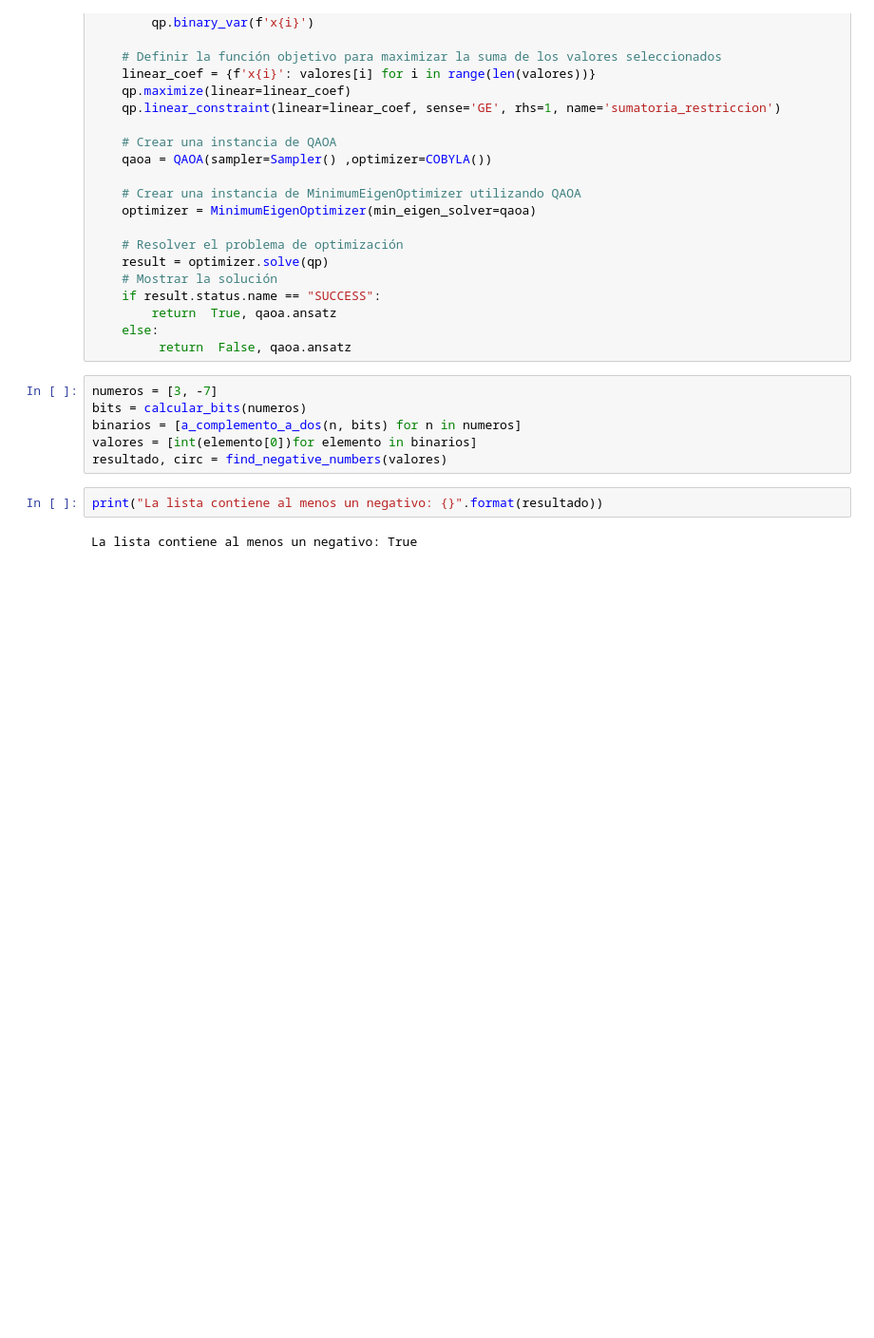
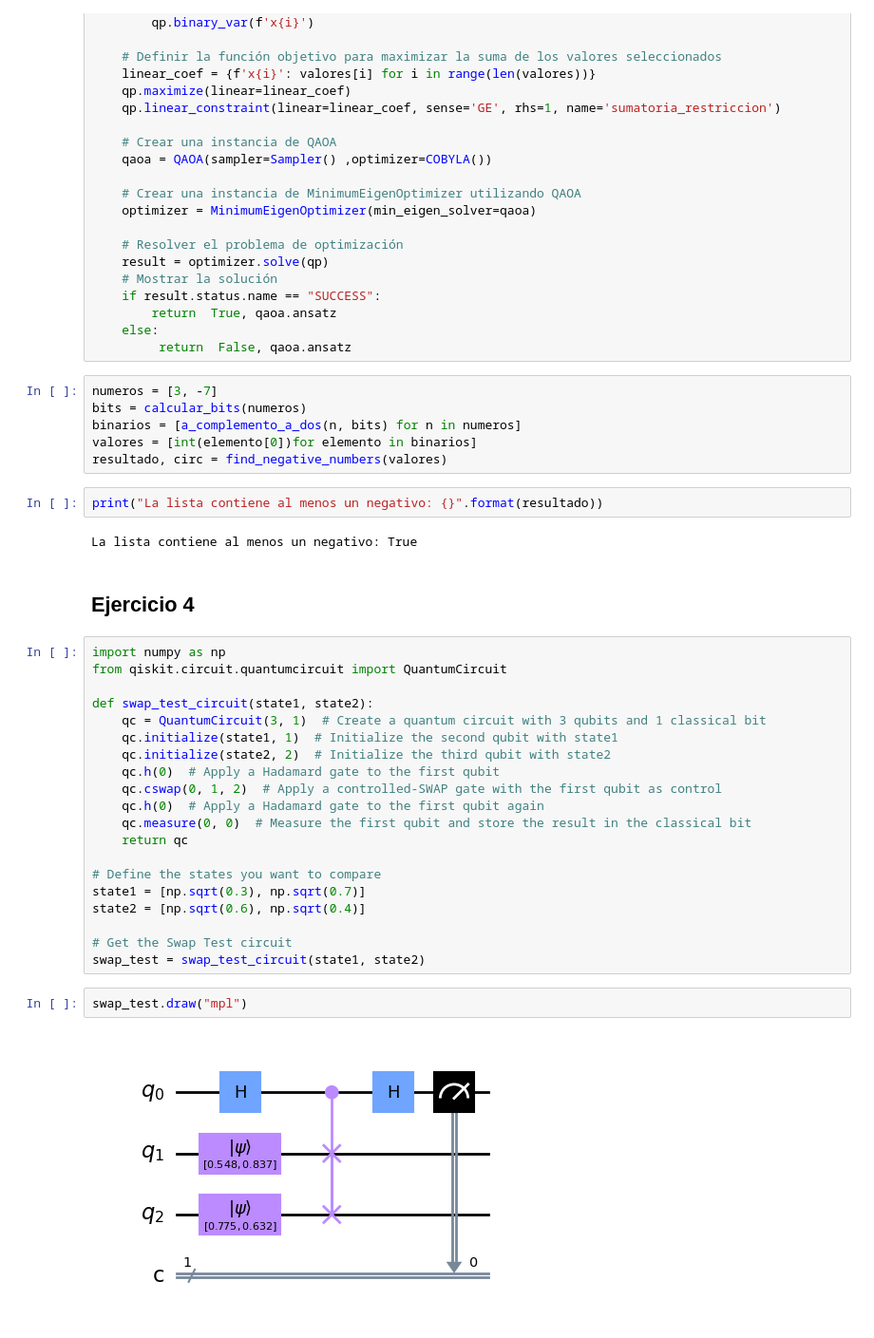
Before and after one commit to edmenciab733/qosf, a Jupyter notebook: qosf_cohorte8.ipynb, the cells around one changed output. Shown at 95% size. Saved outputs shown, nothing was run; the diff lists cells and outputs as text; blank space fills up the shorter version.

```diff
--- a/qosf_cohorte8.ipynb
+++ b/qosf_cohorte8.ipynb
@@ -142,3 +143,29 @@ resultado, circ = find_negative_numbers(valores)
 print("La lista contiene al menos un negativo: {}".format(resultado))
 # %% [output]
 La lista contiene al menos un negativo: True
+# %% [markdown]
+## Ejercicio 4
+# %%
+import numpy as np
+from qiskit.circuit.quantumcircuit import QuantumCircuit
+
+def swap_test_circuit(state1, state2):
+    qc = QuantumCircuit(3, 1)  # Create a quantum circuit with 3 qubits and 1 classical bit
+    qc.initialize(state1, 1)  # Initialize the second qubit with state1
+    qc.initialize(state2, 2)  # Initialize the third qubit with state2
+    qc.h(0)  # Apply a Hadamard gate to the first qubit
+    qc.cswap(0, 1, 2)  # Apply a controlled-SWAP gate with the first qubit as control
+    qc.h(0)  # Apply a Hadamard gate to the first qubit again
+    qc.measure(0, 0)  # Measure the first qubit and store the result in the classical bit
+    return qc
+
+# Define the states you want to compare
+state1 = [np.sqrt(0.3), np.sqrt(0.7)]
+state2 = [np.sqrt(0.6), np.sqrt(0.4)]
+
+# Get the Swap Test circuit
+swap_test = swap_test_circuit(state1, state2)
+# %%
+swap_test.draw("mpl")
+# %% [output]
+[figure, added]
```
Also changed, not shown: parts of 2 cells of this notebook.
